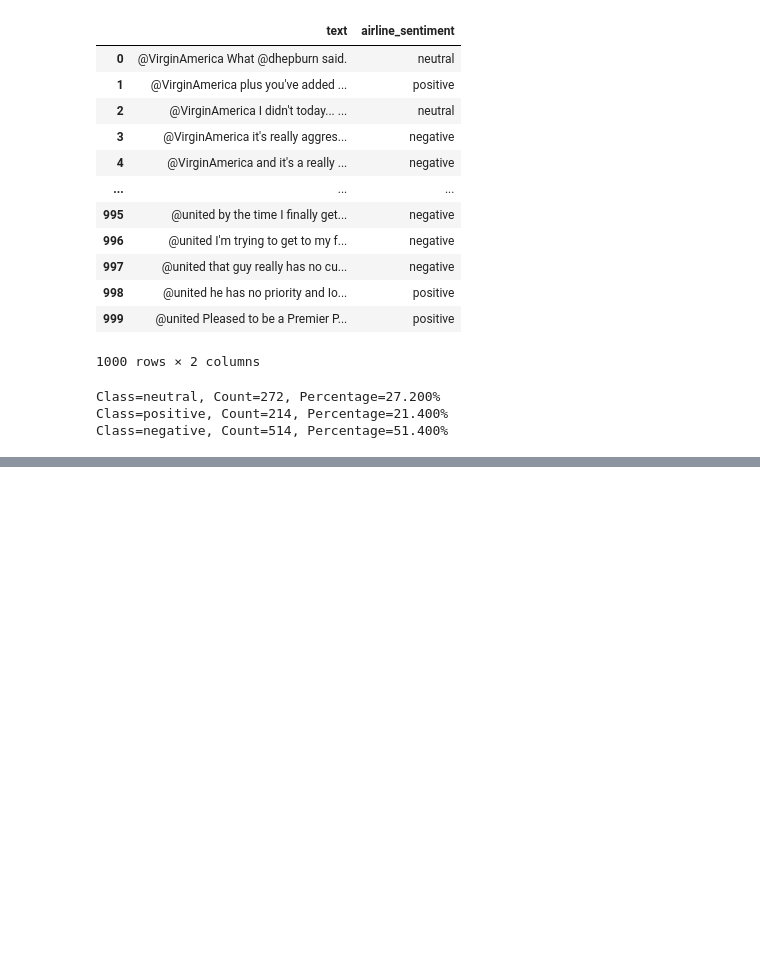
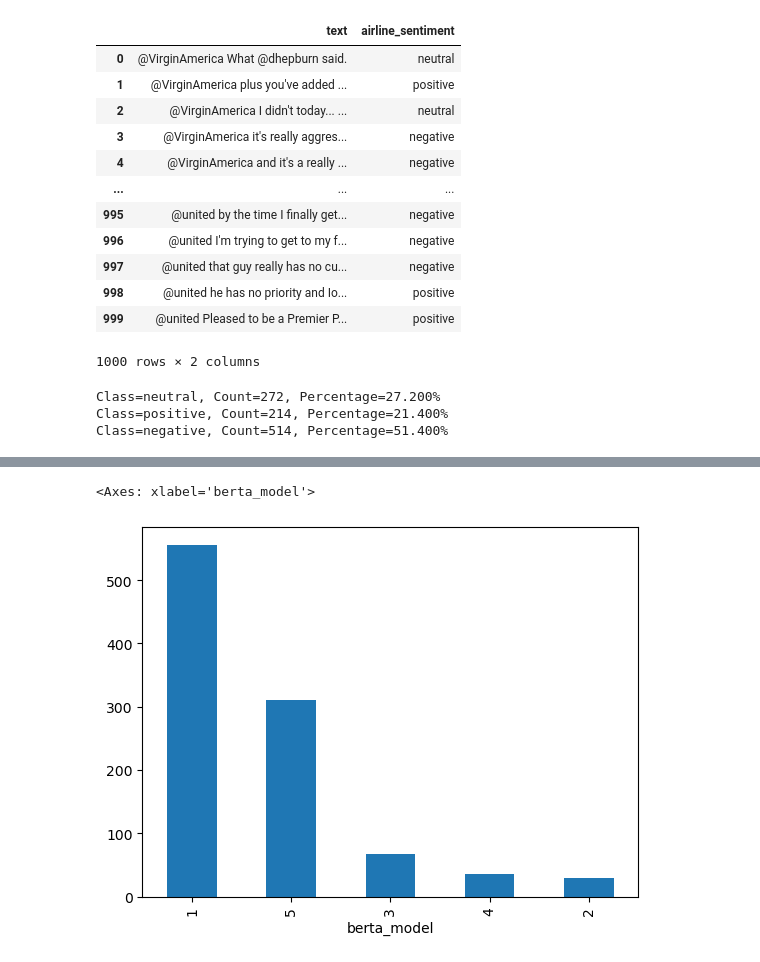
Before and after one commit to MaukanMir/NLP-Course-Docs-, a Jupyter notebook: airline-sentiment-3.ipynb, the cells around one changed output, grey strips where cells are left out. Drawn from its saved outputs; the diff is of its cells as text; code cells hidden in the pictures; blank space fills up the shorter version.

```diff
--- a/airline-sentiment-3.ipynb
+++ b/airline-sentiment-3.ipynb
@@ -88,0 +105,5 @@ df.drop('airline_sentiment', axis=1, inplace=True)
+# %%
+df['berta_model'].value_counts().plot.bar()
+# %% [output]
+<Axes: xlabel='berta_model'>
+[figure, added]
```
Also changed, not shown: parts of 4 cells of this notebook.
